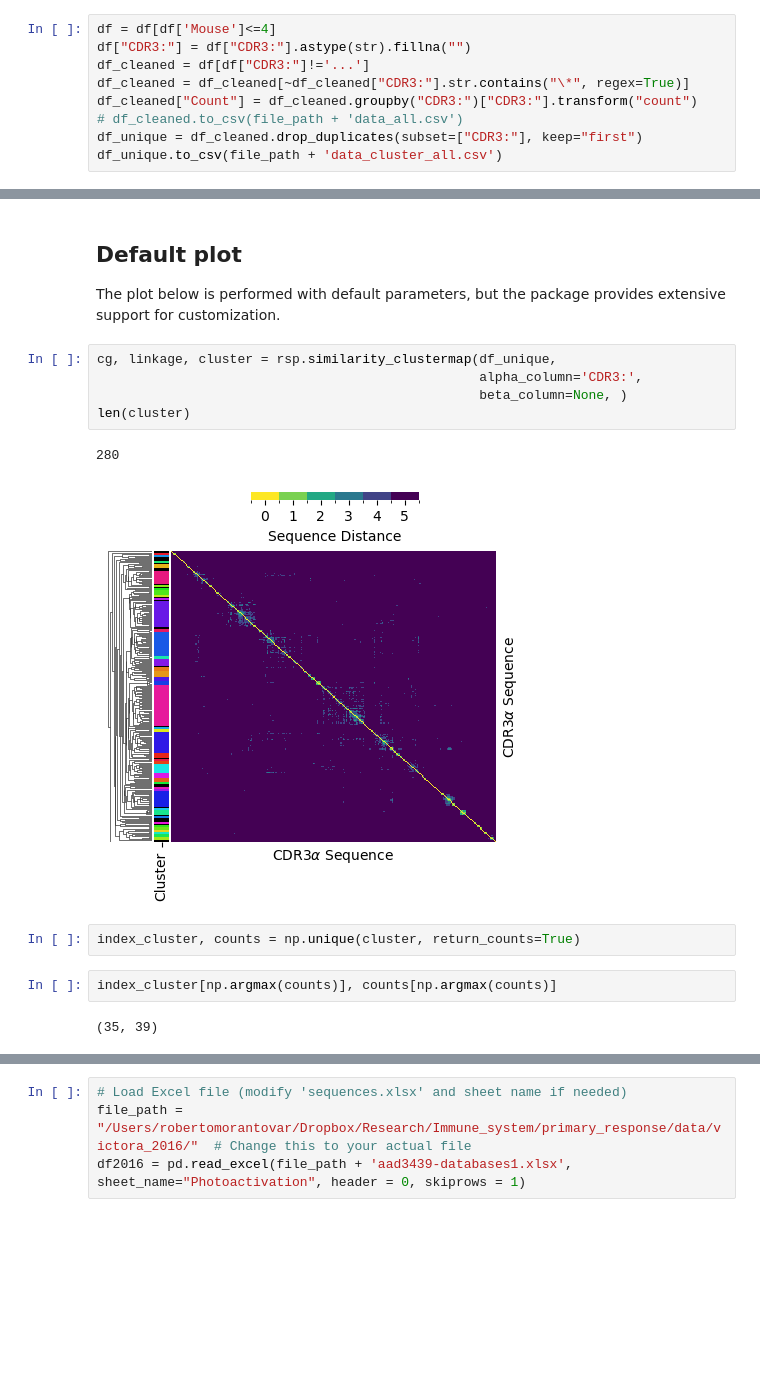
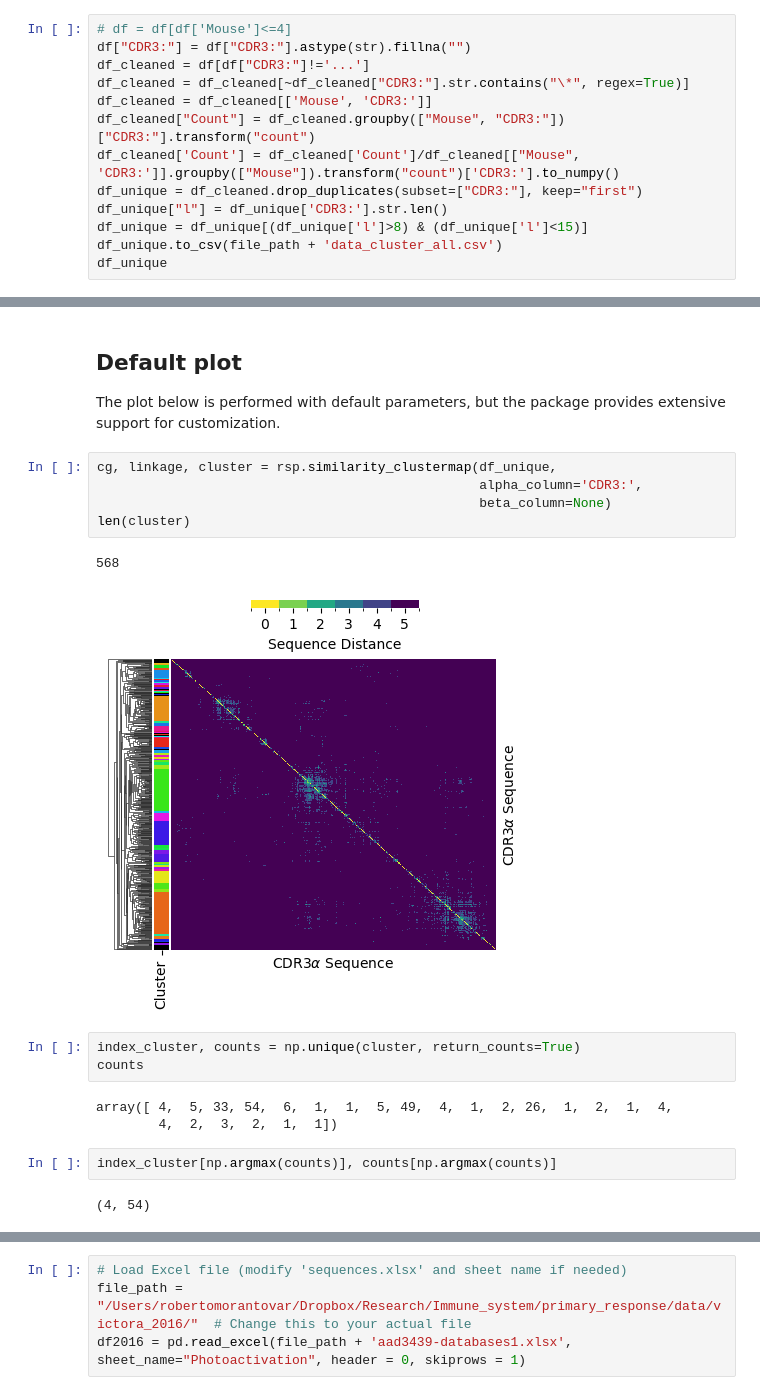
Before and after one commit to rmorantovar/Immune_System, a Jupyter notebook: Jupyter_notebooks/repertoire_entropy/similarity_clustermap.ipynb, the cells around one changed output, grey strips where cells are left out. Saved outputs shown, nothing was run; the diff lists cells and outputs as text; blank space fills up the shorter version.

```diff
--- a/Jupyter_notebooks/repertoire_entropy/similarity_clustermap.ipynb
+++ b/Jupyter_notebooks/repertoire_entropy/similarity_clustermap.ipynb
@@ -11,12 +9,16 @@ ModuleNotFoundError: No module named 'pyrepseq'
 file_path = "/Users/robertomorantovar/Dropbox/Research/Immune_system/primary_response/data/victora_2020/"  # Change this to your actual file
 df = pd.read_excel(file_path + 'mmc1.xlsx', sheet_name="Photoactivation CGG", header = 0, skiprows = 1)
 # %%
-df = df[df['Mouse']<=4]
+# df = df[df['Mouse']<=4]
 df["CDR3:"] = df["CDR3:"].astype(str).fillna("")
 df_cleaned = df[df["CDR3:"]!='...']
 df_cleaned = df_cleaned[~df_cleaned["CDR3:"].str.contains("\*", regex=True)]
-df_cleaned["Count"] = df_cleaned.groupby("CDR3:")["CDR3:"].transform("count")
-# df_cleaned.to_csv(file_path + 'data_all.csv')
+df_cleaned = df_cleaned[['Mouse', 'CDR3:']]
+df_cleaned["Count"] = df_cleaned.groupby(["Mouse", "CDR3:"])["CDR3:"].transform("count")
+df_cleaned['Count'] = df_cleaned['Count']/df_cleaned[["Mouse", 'CDR3:']].groupby(["Mouse"]).transform("count")['CDR3:'].to_numpy()
 df_unique = df_cleaned.drop_duplicates(subset=["CDR3:"], keep="first")
+df_unique["l"] = df_unique['CDR3:'].str.len()
+df_unique = df_unique[(df_unique['l']>8) & (df_unique['l']<15)]
 df_unique.to_csv(file_path + 'data_cluster_all.csv')
+df_unique
 # %% [output]
@@ -28,15 +47,19 @@ The plot below is performed with default parameters, but the package provides ex
 # %%
 cg, linkage, cluster = rsp.similarity_clustermap(df_unique,
                                                  alpha_column='CDR3:',
-                                                 beta_column=None, )
+                                                 beta_column=None)
 len(cluster)
 # %% [output]
-280
+568
-[figure, old version]
+[figure, new version]
 # %%
 index_cluster, counts = np.unique(cluster, return_counts=True)
+counts
+# %% [output]
+array([ 4,  5, 33, 54,  6,  1,  1,  5, 49,  4,  1,  2, 26,  1,  2,  1,  4,
+        4,  2,  3,  2,  1,  1])
 # %%
 index_cluster[np.argmax(counts)], counts[np.argmax(counts)]
 # %% [output]
-(35, 39)
+(4, 54)
 # %%
```
Also changed, not shown: parts of 8 cells of this notebook, 29 other files.
